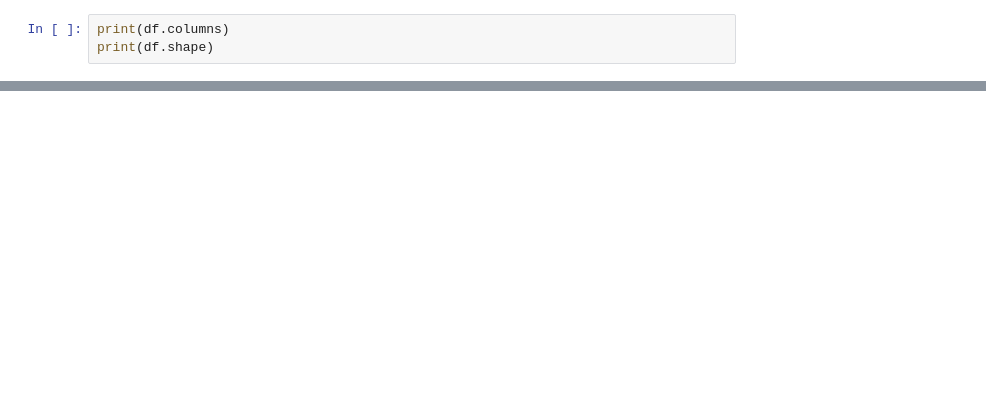
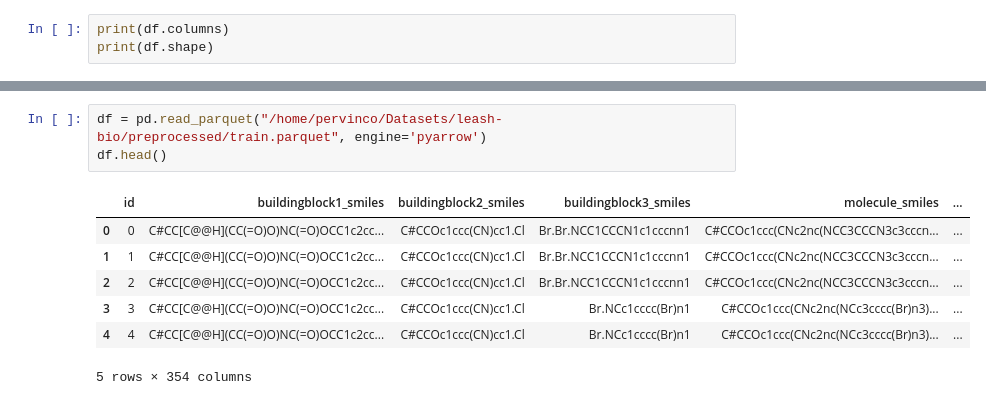
Before and after one commit to pervin0527/Upstage_Ai_Lab, a Jupyter notebook: 06_BasicML/project/EDA.ipynb, the cells around one changed output, grey strips where cells are left out. Saved outputs shown, nothing was run; the diff lists cells and outputs as text; blank space fills up the shorter version.

```diff
--- a/06_BasicML/project/EDA.ipynb
+++ b/06_BasicML/project/EDA.ipynb
@@ -208,0 +336,11 @@ print(df.shape)
+# %%
+df = pd.read_parquet("/home/pervinco/Datasets/leash-bio/preprocessed/train.parquet", engine='pyarrow')
+df.head()
+# %% [output]
+|  | id | buildingblock1_smiles | buildingblock2_smiles | buildingblock3_smiles | molecule_smiles | ... |
+| 0 | 0 | C#CC[C@@H](CC(=O)O)NC(=O)OCC1c2cc... | C#CCOc1ccc(CN)cc1.Cl | Br.Br.NCC1CCCN1c1cccnn1 | C#CCOc1ccc(CNc2nc(NCC3CCCN3c3cccn... | ... |
+| 1 | 1 | C#CC[C@@H](CC(=O)O)NC(=O)OCC1c2cc... | C#CCOc1ccc(CN)cc1.Cl | Br.Br.NCC1CCCN1c1cccnn1 | C#CCOc1ccc(CNc2nc(NCC3CCCN3c3cccn... | ... |
+| 2 | 2 | C#CC[C@@H](CC(=O)O)NC(=O)OCC1c2cc... | C#CCOc1ccc(CN)cc1.Cl | Br.Br.NCC1CCCN1c1cccnn1 | C#CCOc1ccc(CNc2nc(NCC3CCCN3c3cccn... | ... |
+| 3 | 3 | C#CC[C@@H](CC(=O)O)NC(=O)OCC1c2cc... | C#CCOc1ccc(CN)cc1.Cl | Br.NCc1cccc(Br)n1 | C#CCOc1ccc(CNc2nc(NCc3cccc(Br)n3)... | ... |
+| 4 | 4 | C#CC[C@@H](CC(=O)O)NC(=O)OCC1c2cc... | C#CCOc1ccc(CN)cc1.Cl | Br.NCc1cccc(Br)n1 | C#CCOc1ccc(CNc2nc(NCc3cccc(Br)n3)... | ... |
+5 rows × 354 columns
```
Also changed, not shown: parts of 12 cells of this notebook, 2 other files.
